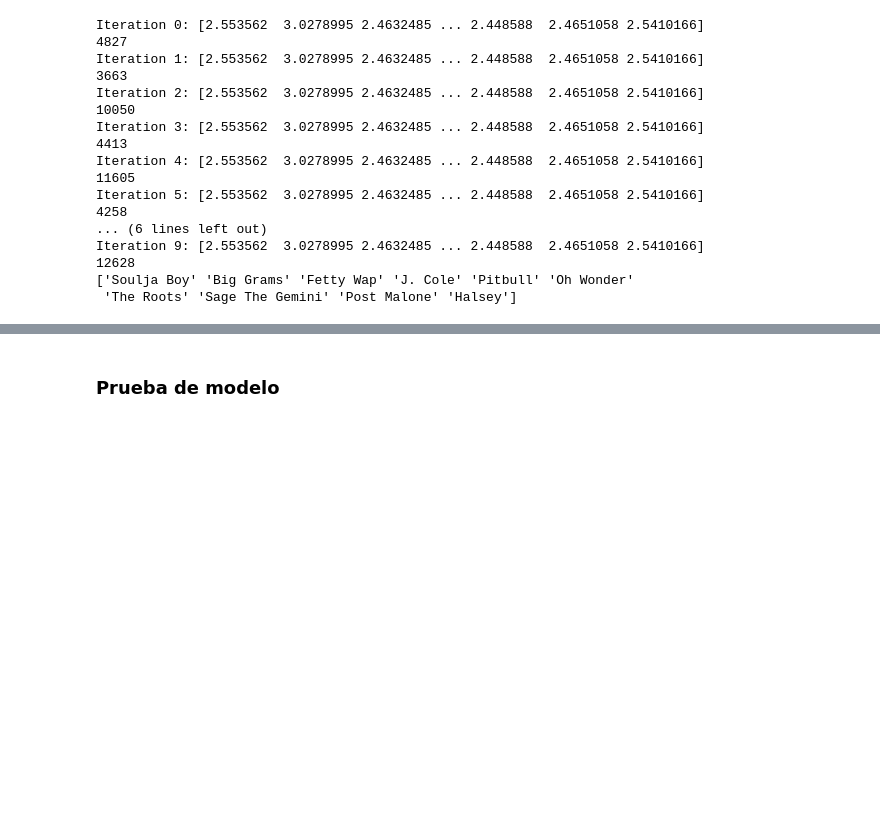
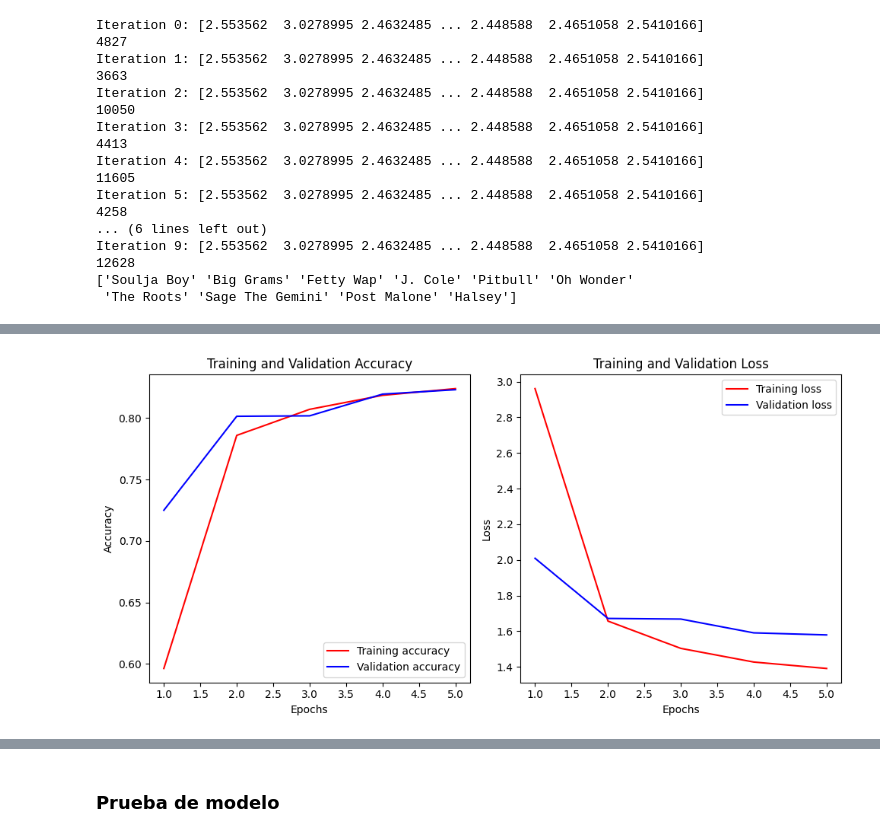
Before and after one commit to IPablo271/Proyecto-Data, a Jupyter notebook: Proyecto.ipynb, the cells around one changed output, grey strips where cells are left out. Cells and saved outputs as stored; diff of their text form; code cells hidden in the pictures; blank space fills up the shorter version.

```diff
--- a/Proyecto.ipynb
+++ b/Proyecto.ipynb
@@ -771,0 +822,20 @@ Iteration 9: [2.553562  3.0278995 2.4632485 ... 2.448588  2.4651058 2.5410166]
+# %%
+model2 = Sequential()
+model2.add(Embedding(num_artists, 50, input_length=1))
+model2.add(Flatten())
+model2.add(Dense(128, activation='relu'))
+model2.add(Flatten())
+model2.add(Dense(64, activation='relu'))
+model2.add(Flatten())
+model2.add(Dense(32, activation='relu'))
+model2.add(Dense(num_artists, activation='softmax'))
+# %%
+X2 = artist_ids.values
+y2 = tf.keras.utils.to_categorical(artist_ids.values, num_artists)
+X_train, X_val, y_train, y_val = train_test_split(X2, y2, test_size=0.2)  # Dividir los datos en entrenamiento y validación
+# %%
+model2.compile(optimizer=Adam(0.001), loss='categorical_crossentropy', metrics=['accuracy'])
+# %%
+
+
+history = model2.fit(X_train, y_train, epochs=5, batch_size=32, validation_data=(X_val, y_val))
@@ -771,0 +864,38 @@ Iteration 9: [2.553562  3.0278995 2.4632485 ... 2.448588  2.4651058 2.5410166]
+# %%
+import matplotlib.pyplot as plt
+
+# Después de entrenar el modelo y almacenar el historial en la variable 'history'
+
+# Extraer la precisión del entrenamiento y la precisión de la validación del historial
+train_accuracy = history.history['accuracy']
+val_accuracy = history.history['val_accuracy']
+
+# Extraer la pérdida del entrenamiento y la pérdida de la validación del historial
+train_loss = history.history['loss']
+val_loss = history.history['val_loss']
+
+# Crear un gráfico para visualizar la precisión a lo largo de las épocas
+epochs = range(1, len(train_accuracy) + 1)
+
+plt.figure(figsize=(10, 5))
+
+plt.subplot(1, 2, 1)
+plt.plot(epochs, train_accuracy, 'r', label='Training accuracy')
+plt.plot(epochs, val_accuracy, 'b', label='Validation accuracy')
+plt.title('Training and Validation Accuracy')
+plt.xlabel('Epochs')
+plt.ylabel('Accuracy')
+plt.legend()
+
+plt.subplot(1, 2, 2)
+plt.plot(epochs, train_loss, 'r', label='Training loss')
+plt.plot(epochs, val_loss, 'b', label='Validation loss')
+plt.title('Training and Validation Loss')
+plt.xlabel('Epochs')
+plt.ylabel('Loss')
+plt.legend()
+
+plt.tight_layout()
+plt.show()
+# %% [output]
+[figure, added]
```
Also changed, not shown: parts of 12 cells of this notebook, 5 other files.
